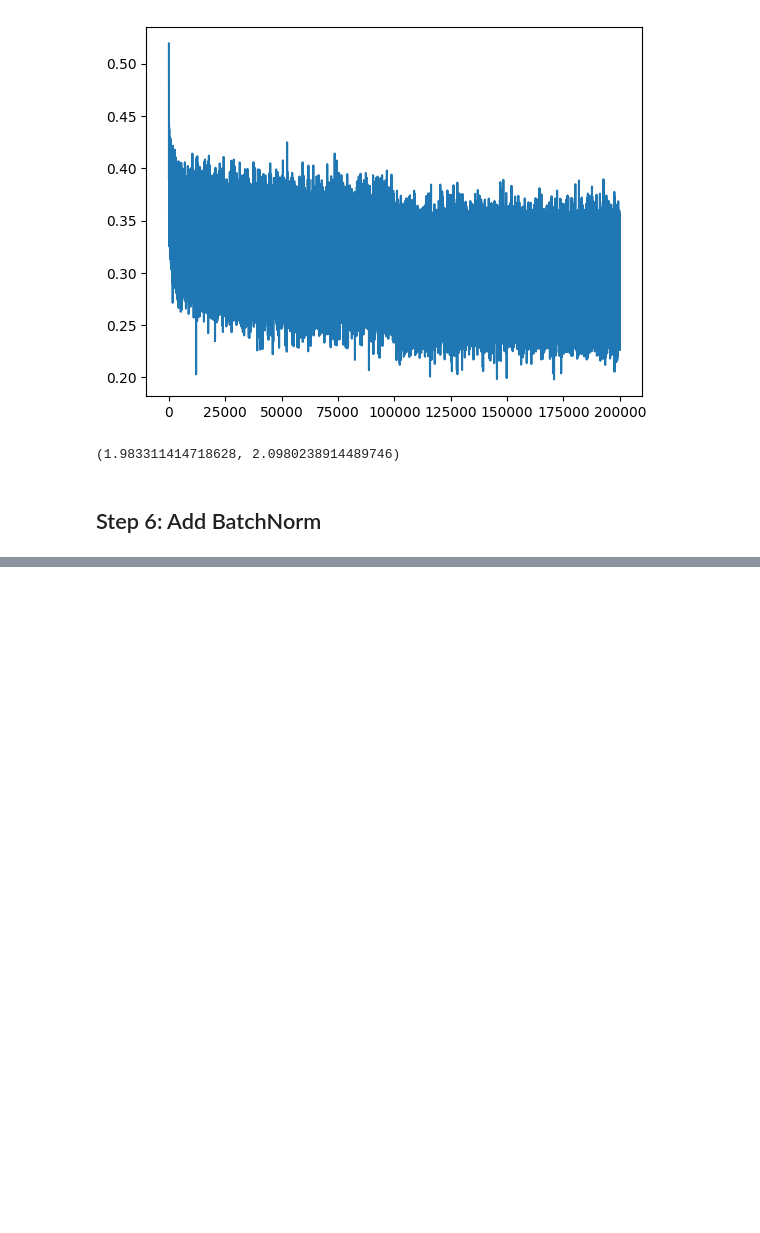
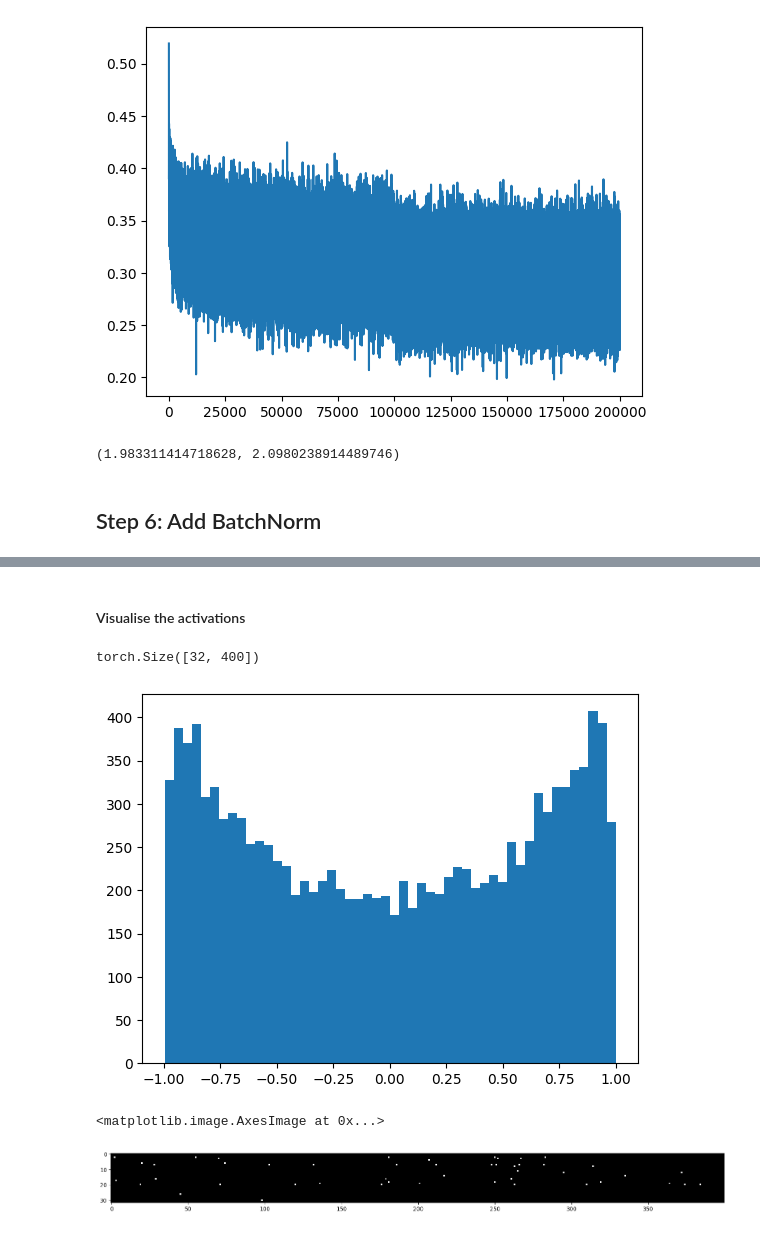
Before and after one commit to sohammistri/makemore, a Jupyter notebook: makemore-part-3-no-torch.ipynb, the cells around one changed output, grey strips where cells are left out. Saved outputs shown, nothing was run; the diff lists cells and outputs as text; code cells hidden in the pictures; blank space fills up the shorter version.

Commit message:
Implement batchnorm

```diff
--- a/makemore-part-3-no-torch.ipynb
+++ b/makemore-part-3-no-torch.ipynb
@@ -632,0 +637,22 @@ train_loss, dev_loss
+# %%
+def create_model_kaimning_init_batchnorm1(vocab_size, emb_dim, hidden_dim, block_size, direct=False):
+    g = torch.Generator().manual_seed(2147483647)
+
+    # Emb table
+    C = torch.randn((vocab_size, emb_dim), dtype=torch.float32, generator=g)
+
+    # Hidden layer
+    W1 = torch.randn((emb_dim * block_size, hidden_dim), dtype=torch.float32, generator=g) * 5/3 * (1 / (emb_dim * block_size) ** 0.5)
+    b1 = torch.randn((hidden_dim,), dtype=torch.float32, generator=g) * 0.0
+
+    # Output layer
+    W2 = torch.randn((hidden_dim, vocab_size), dtype=torch.float32, generator=g) * 0.01
+    b2 = torch.randn((vocab_size,), dtype=torch.float32, generator=g) * 0.0
+
+    params = [C, W1, b1, W2, b2]
+
+    if direct:
+        Wdirect = torch.randn((emb_dim * block_size, vocab_size), dtype=torch.float32, generator=g) * 0.01
+        params.append(Wdirect)
+
+    return params
@@ -632,0 +682,29 @@ train_loss, dev_loss
+# %% [markdown]
+#### Visualise the activations
+# %%
+params_bn1 = create_model_kaimning_init_batchnorm1(emb_dim=10, hidden_dim=400, block_size=3,\
+                                 vocab_size=len(stoi), direct=False)
+# %%
+batch = torch.randint(0, len(X_train), size=(32,)).long()
+batch_x, batch_y = X_train[batch], y_train[batch]
+
+C, W1, b1, W2, b2 = params_bn1
+
+inp = C[batch_x].view(batch_x.shape[0], -1)
+hidden = inp @ W1 + b1
+hidden_bn = (hidden - hidden.mean(dim=0, keepdim=True)) / hidden.std(dim=0, keepdim=True)
+hidden_tanh = torch.tanh(hidden_bn)
+
+hidden_tanh.shape
+# %% [output]
+torch.Size([32, 400])
+# %%
+plt.hist(hidden_tanh.view(-1).tolist(), bins=50);
+# %% [output]
+[figure, added]
+# %%
+plt.figure(figsize=(20,10))
+plt.imshow(hidden_tanh.abs() > 0.99, cmap='gray', interpolation='nearest') # do not want lot of whites
+# %% [output]
+<matplotlib.image.AxesImage at 0x...>
+[figure, added]
```
Also changed, not shown: parts of 48 cells of this notebook.
